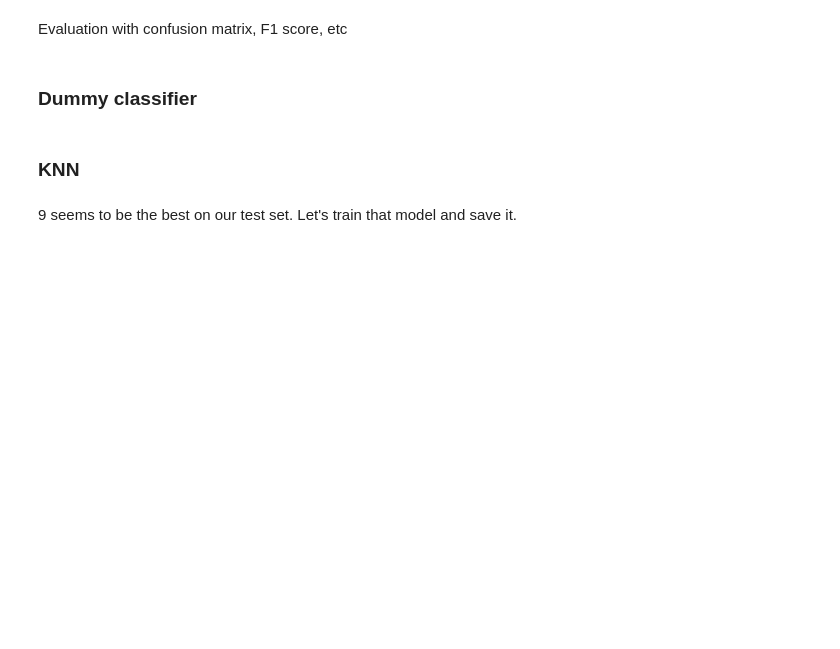
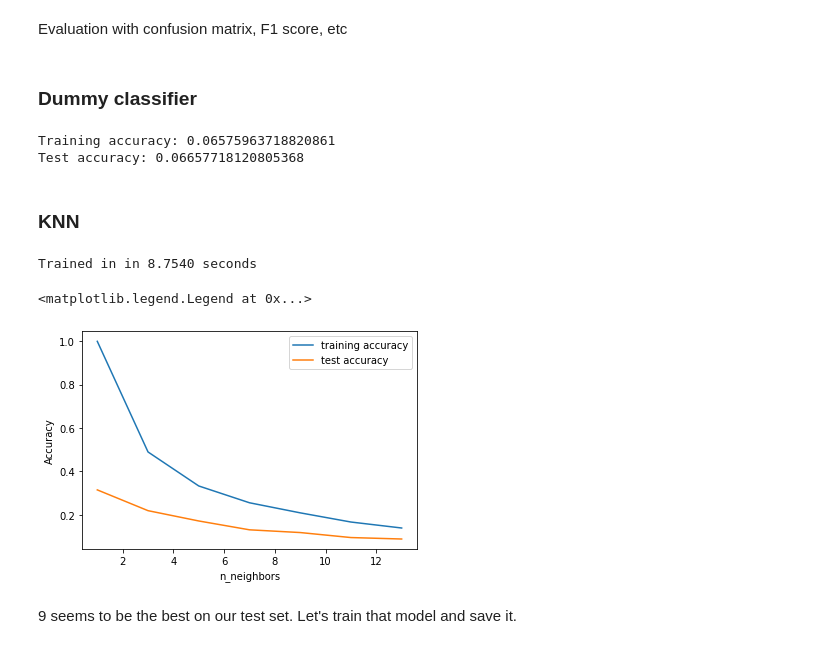
Before and after one commit to DMAgit/Thesis-BSc-Tilburg, a Jupyter notebook: main.ipynb, the cells around one changed output. Drawn from its saved outputs; the diff is of its cells as text; code cells hidden in the pictures; blank space fills up the shorter version.

```diff
--- a/main.ipynb
+++ b/main.ipynb
@@ -176,40 +177,47 @@ Evaluation with confusion matrix, F1 score, etc
 # %%
 from sklearn.dummy import DummyClassifier
 
-dummy_clf = DummyClassifier(strategy="most_frequent")
+dummy_clf = DummyClassifier(strategy="stratified")
 
 dummy_clf.fit(X_train, y_train)
 training_accuracy = dummy_clf.score(X_train, y_train)
 test_accuracy = dummy_clf.score(X_test, y_test)
 print(f"Training accuracy: {training_accuracy}")  # 0.6537796074219915
 print(f"Test accuracy: {test_accuracy}")  # 0.6502013422818792
+# %% [output]
+Training accuracy: 0.06575963718820861
+Test accuracy: 0.06657718120805368
 # %% [markdown]
 ### KNN
 # %%
 from sklearn.neighbors import KNeighborsClassifier
 import time  # optional for timing the code
 
 training_accuracy = []
 test_accuracy = []
-nNeighbors = range(5, 15, 2)
+nNeighbors = range(1, 15, 2)
 
 tic = time.perf_counter()  # timing start
 for nNeighbor in nNeighbors:
     # build the model
     clf = KNeighborsClassifier(n_neighbors=nNeighbor, n_jobs=-1)
     clf.fit(X_train, y_train)
     # record training set accuracy
     training_accuracy.append(clf.score(X_train, y_train))
     # record generalization accuracy
     test_accuracy.append(clf.score(X_test, y_test))
 toc = time.perf_counter()  # timing end
 print(f"Trained in in {toc - tic:0.4f} seconds")  # print the time elapsed
 
 plt.plot(nNeighbors, training_accuracy, label="training accuracy")
 plt.plot(nNeighbors, test_accuracy, label="test accuracy")
 plt.ylabel("Accuracy")
 plt.xlabel("n_neighbors")
 plt.legend()
+# %% [output]
+Trained in in 8.7540 seconds
+<matplotlib.legend.Legend at 0x...>
+[figure, added]
 # %% [markdown]
 9 seems to be the best on our test set. Let's train that model and save it.
 # %%
```
Also changed, not shown: parts of 12 cells of this notebook.
